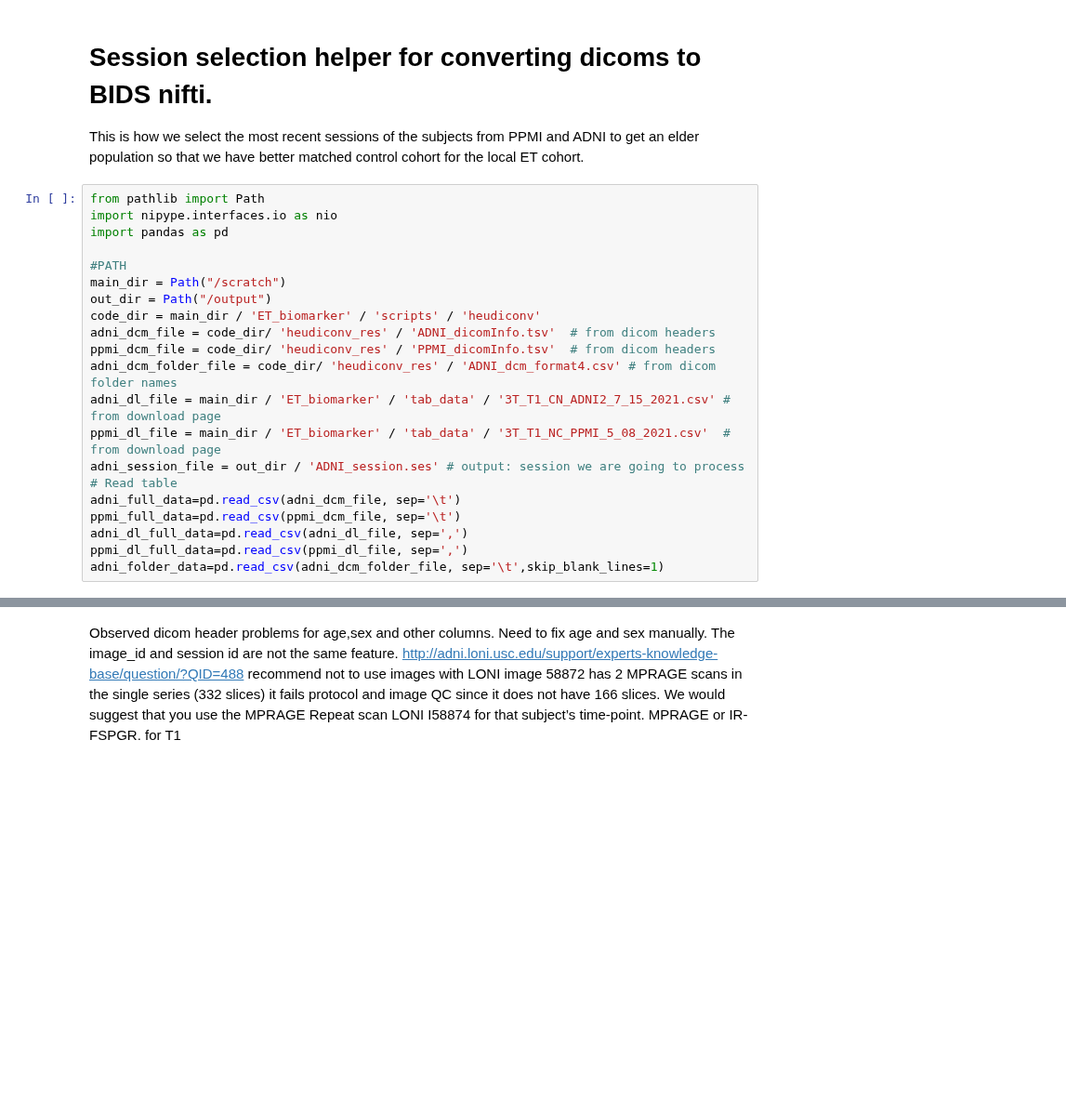
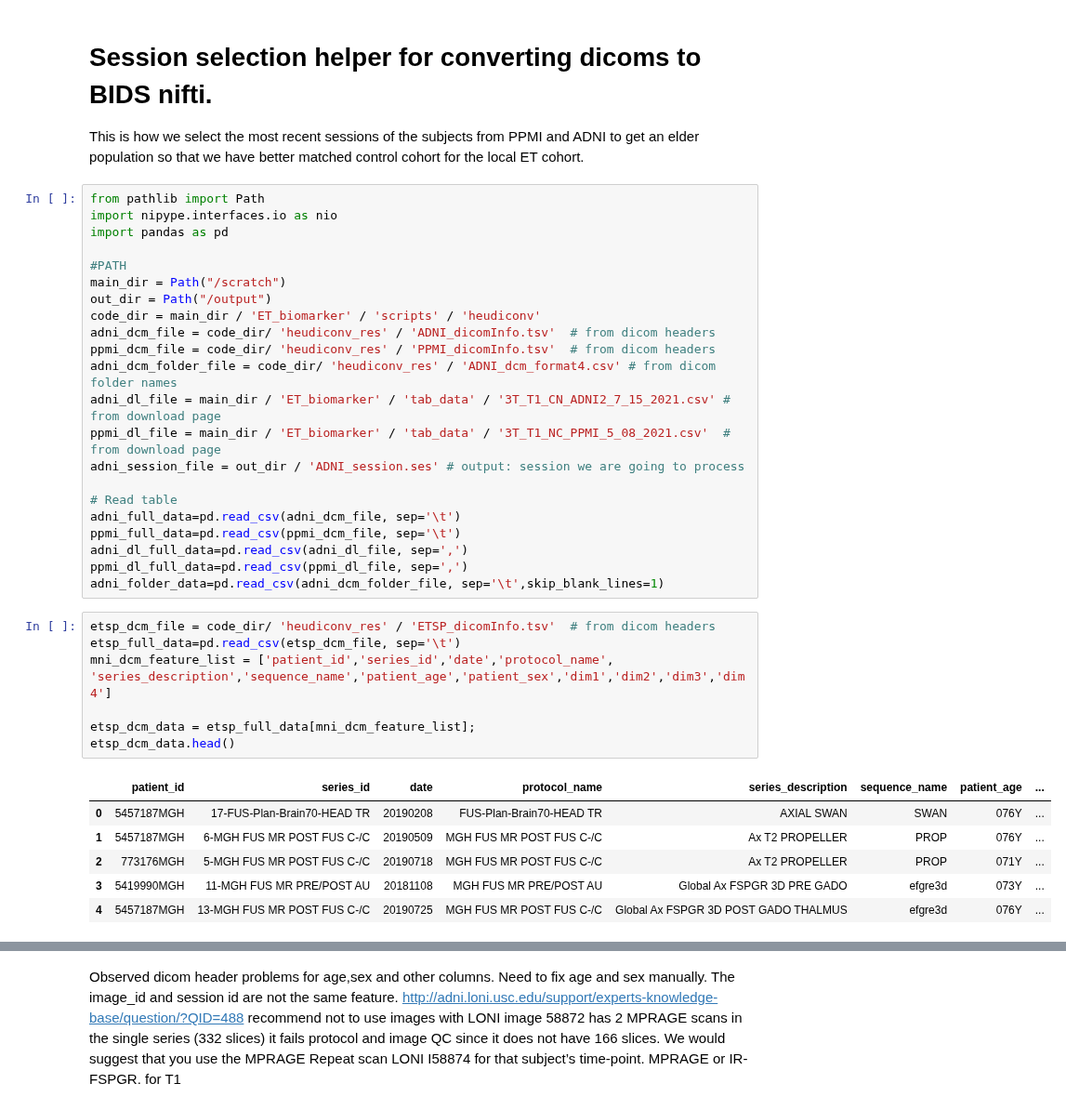
Before and after one commit to neurodatascience/ET_biomarker, a Jupyter notebook: scripts/heudiconv/session select.ipynb, the cells around one changed output, grey strips where cells are left out. Shown at 93% size. Saved outputs shown, nothing was run; the diff lists cells and outputs as text; blank space fills up the shorter version.

```diff
--- a/scripts/heudiconv/session select.ipynb
+++ b/scripts/heudiconv/session select.ipynb
@@ -17,9 +17,24 @@ adni_dcm_folder_file = code_dir/ 'heudiconv_res' / 'ADNI_dcm_format4.csv' # from
 adni_dl_file = main_dir / 'ET_biomarker' / 'tab_data' / '3T_T1_CN_ADNI2_7_15_2021.csv' # from download page
 ppmi_dl_file = main_dir / 'ET_biomarker' / 'tab_data' / '3T_T1_NC_PPMI_5_08_2021.csv'  # from download page
 adni_session_file = out_dir / 'ADNI_session.ses' # output: session we are going to process
+
 # Read table
 adni_full_data=pd.read_csv(adni_dcm_file, sep='\t')
 ppmi_full_data=pd.read_csv(ppmi_dcm_file, sep='\t')
 adni_dl_full_data=pd.read_csv(adni_dl_file, sep=',')
 ppmi_dl_full_data=pd.read_csv(ppmi_dl_file, sep=',')
 adni_folder_data=pd.read_csv(adni_dcm_folder_file, sep='\t',skip_blank_lines=1)
+# %%
+etsp_dcm_file = code_dir/ 'heudiconv_res' / 'ETSP_dicomInfo.tsv'  # from dicom headers
+etsp_full_data=pd.read_csv(etsp_dcm_file, sep='\t')
+mni_dcm_feature_list = ['patient_id','series_id','date','protocol_name', 'series_description','sequence_name','patient_age','patient_sex','dim1','dim2','dim3','dim4']
+
+etsp_dcm_data = etsp_full_data[mni_dcm_feature_list];
+etsp_dcm_data.head()
+# %% [output]
+|  | patient_id | series_id | date | protocol_name | series_description | sequence_name | patient_age | ... |
+| 0 | 5457187MGH | 17-FUS-Plan-Brain70-HEAD TR | 20190208 | FUS-Plan-Brain70-HEAD TR | AXIAL SWAN | SWAN | 076Y | ... |
+| 1 | 5457187MGH | 6-MGH FUS MR POST FUS C-/C | 20190509 | MGH FUS MR POST FUS C-/C | Ax T2 PROPELLER | PROP | 076Y | ... |
+| 2 | 773176MGH | 5-MGH FUS MR POST FUS C-/C | 20190718 | MGH FUS MR POST FUS C-/C | Ax T2 PROPELLER | PROP | 071Y | ... |
+| 3 | 5419990MGH | 11-MGH FUS MR PRE/POST AU | 20181108 | MGH FUS MR PRE/POST AU | Global Ax FSPGR 3D PRE GADO | efgre3d | 073Y | ... |
+| 4 | 5457187MGH | 13-MGH FUS MR POST FUS C-/C | 20190725 | MGH FUS MR POST FUS C-/C | Global Ax FSPGR 3D POST GADO THALMUS | efgre3d | 076Y | ... |
```
Also changed, not shown: parts of 2 cells of this notebook, 15 other files.
